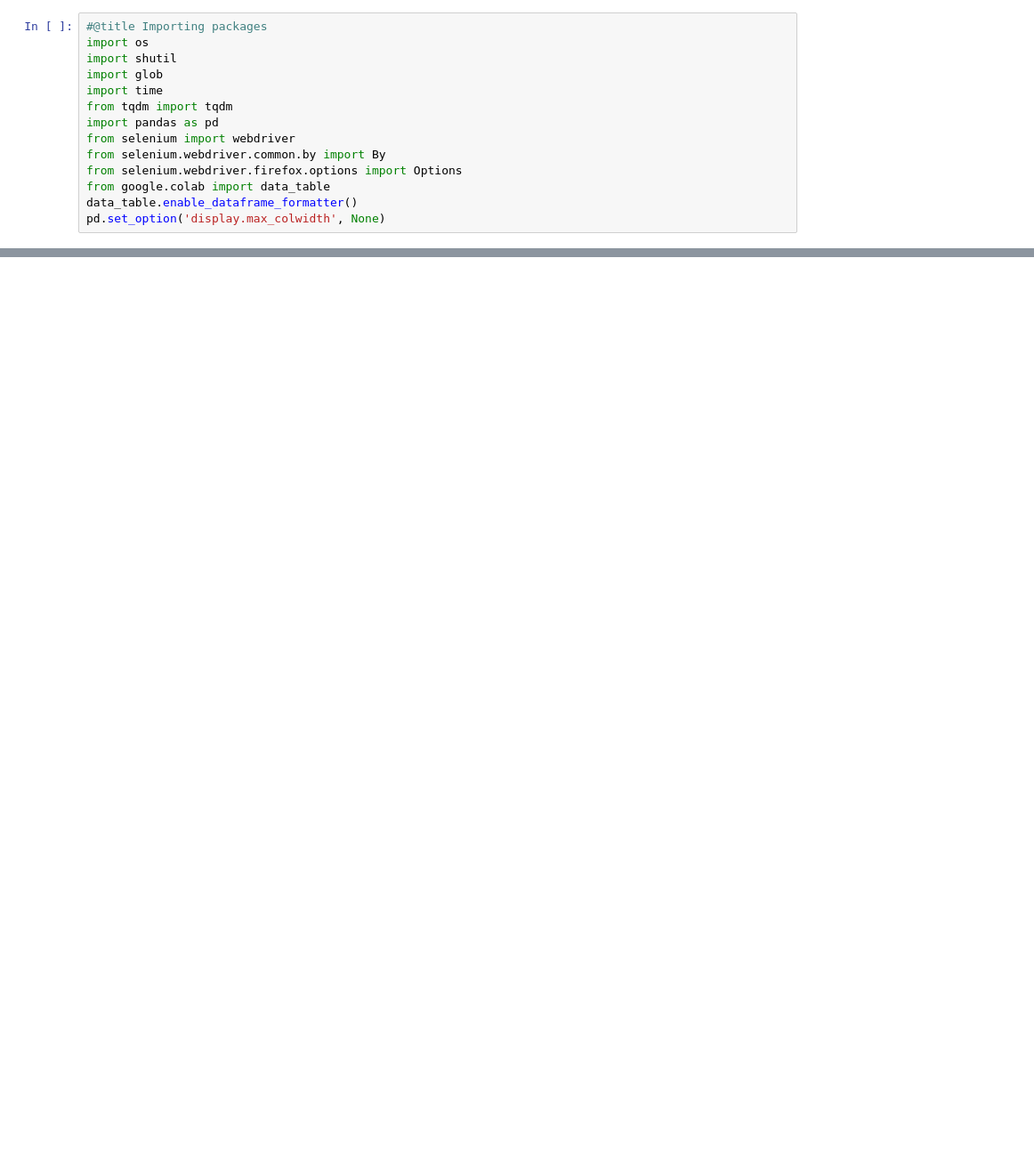
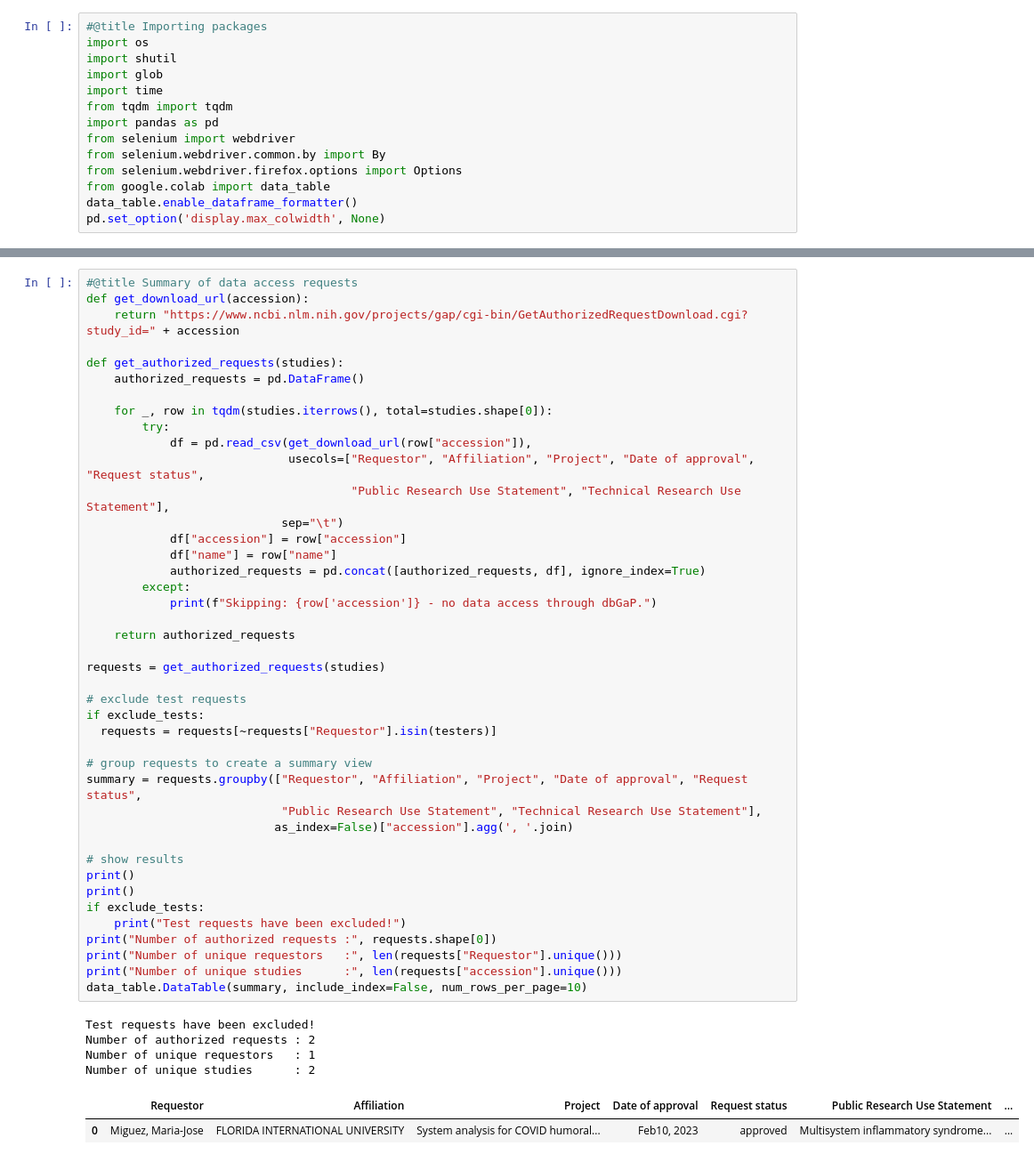
Before and after one commit to radxrad/dbgap-reporter, a Jupyter notebook: notebooks/radx-reporter.ipynb, the cells around one changed output, grey strips where cells are left out. Shown at 89% size. Drawn from its saved outputs; the diff is of its cells as text; blank space fills up the shorter version.

```diff
--- a/notebooks/radx-reporter.ipynb
+++ b/notebooks/radx-reporter.ipynb
@@ -121 +133,50 @@ Number of studies for radx-dht: 10
+# %%
+#@title Summary of data access requests
+def get_download_url(accession):
+    return "https://www.ncbi.nlm.nih.gov/projects/gap/cgi-bin/GetAuthorizedRequestDownload.cgi?study_id=" + accession
+
+def get_authorized_requests(studies):
+    authorized_requests = pd.DataFrame()
+
+    for _, row in tqdm(studies.iterrows(), total=studies.shape[0]):
+        try:
+            df = pd.read_csv(get_download_url(row["accession"]),
+                             usecols=["Requestor", "Affiliation", "Project", "Date of approval", "Request status",
+                                      "Public Research Use Statement", "Technical Research Use Statement"],
+                            sep="\t")
+            df["accession"] = row["accession"]
+            df["name"] = row["name"]
+            authorized_requests = pd.concat([authorized_requests, df], ignore_index=True)
+        except:
+            print(f"Skipping: {row['accession']} - no data access through dbGaP.")
+
+    return authorized_requests
+
+requests = get_authorized_requests(studies)
+
+# exclude test requests
+if exclude_tests:
+  requests = requests[~requests["Requestor"].isin(testers)]
+
+# group requests to create a summary view
+summary = requests.groupby(["Requestor", "Affiliation", "Project", "Date of approval", "Request status",
+                            "Public Research Use Statement", "Technical Research Use Statement"],
+                           as_index=False)["accession"].agg(', '.join)
+
+# show results
+print()
+print()
+if exclude_tests:
+    print("Test requests have been excluded!")
+print("Number of authorized requests :", requests.shape[0])
+print("Number of unique requestors   :", len(requests["Requestor"].unique()))
+print("Number of unique studies      :", len(requests["accession"].unique()))
+data_table.DataTable(summary, include_index=False, num_rows_per_page=10)
+# %% [output]
+Test requests have been excluded!
+Number of authorized requests : 2
+Number of unique requestors   : 1
+Number of unique studies      : 2
+|  | Requestor | Affiliation | Project | Date of approval | Request status | Public Research Use Statement | ... |
+| 0 | Miguez, Maria-Jose | FLORIDA INTERNATIONAL UNIVERSITY | System analysis for COVID humoral... | Feb10, 2023 | approved | Multisystem inflammatory syndrome... | ... |
 # %%
```
Also changed, not shown: parts of 6 cells of this notebook.
